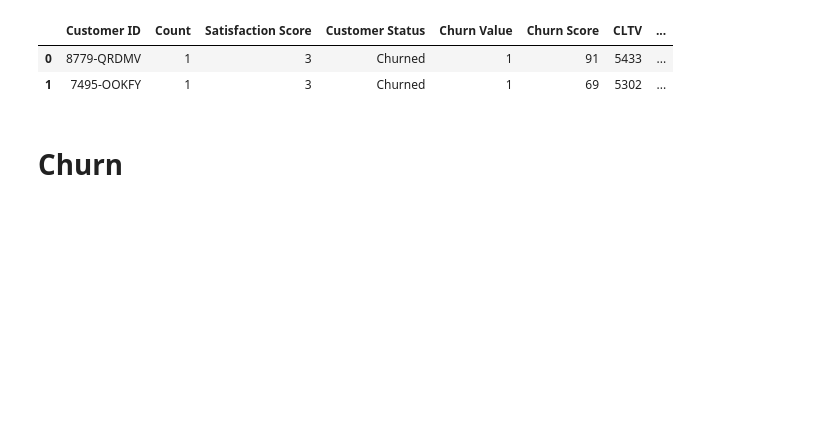
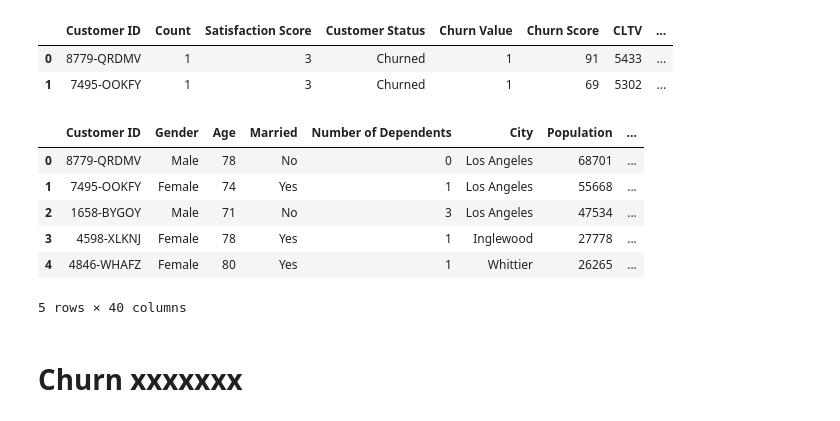
Before and after one commit to luceromendozab/Churn_Project, a Jupyter notebook: notebooks/Exploración.ipynb, the cells around one changed output. Drawn from its saved outputs; the diff is of its cells as text; code cells hidden in the pictures; blank space fills up the shorter version.

```diff
--- a/notebooks/Exploración.ipynb
+++ b/notebooks/Exploración.ipynb
@@ -258,3 +435,15 @@ df_status.head(2)
 # %%
 #SQL
 df_status.to_csv('../data/SQL/df_status.csv', index=False)
+# %%
+df_final = pd.merge(df_final, df_status_m, on='Customer ID')
+# %%
+df_final.head()
+# %% [output]
+|  | Customer ID | Gender | Age | Married | Number of Dependents | City | Population | ... |
+| 0 | 8779-QRDMV | Male | 78 | No | 0 | Los Angeles | 68701 | ... |
+| 1 | 7495-OOKFY | Female | 74 | Yes | 1 | Los Angeles | 55668 | ... |
+| 2 | 1658-BYGOY | Male | 71 | No | 3 | Los Angeles | 47534 | ... |
+| 3 | 4598-XLKNJ | Female | 78 | Yes | 1 | Inglewood | 27778 | ... |
+| 4 | 4846-WHAFZ | Female | 80 | Yes | 1 | Whittier | 26265 | ... |
+5 rows × 40 columns
@@ -261,5 +454,5 @@ df_status.to_csv('../data/SQL/df_status.csv', index=False)
 # %% [markdown]
-# Churn
+# Churn xxxxxxx
 # %%
 df_churn = pd.read_excel("../data/raw_data/Telco_customer_churn.xlsx")
 df_churn.head()
```
Also changed, not shown: parts of 52 cells of this notebook, 9 other files.
